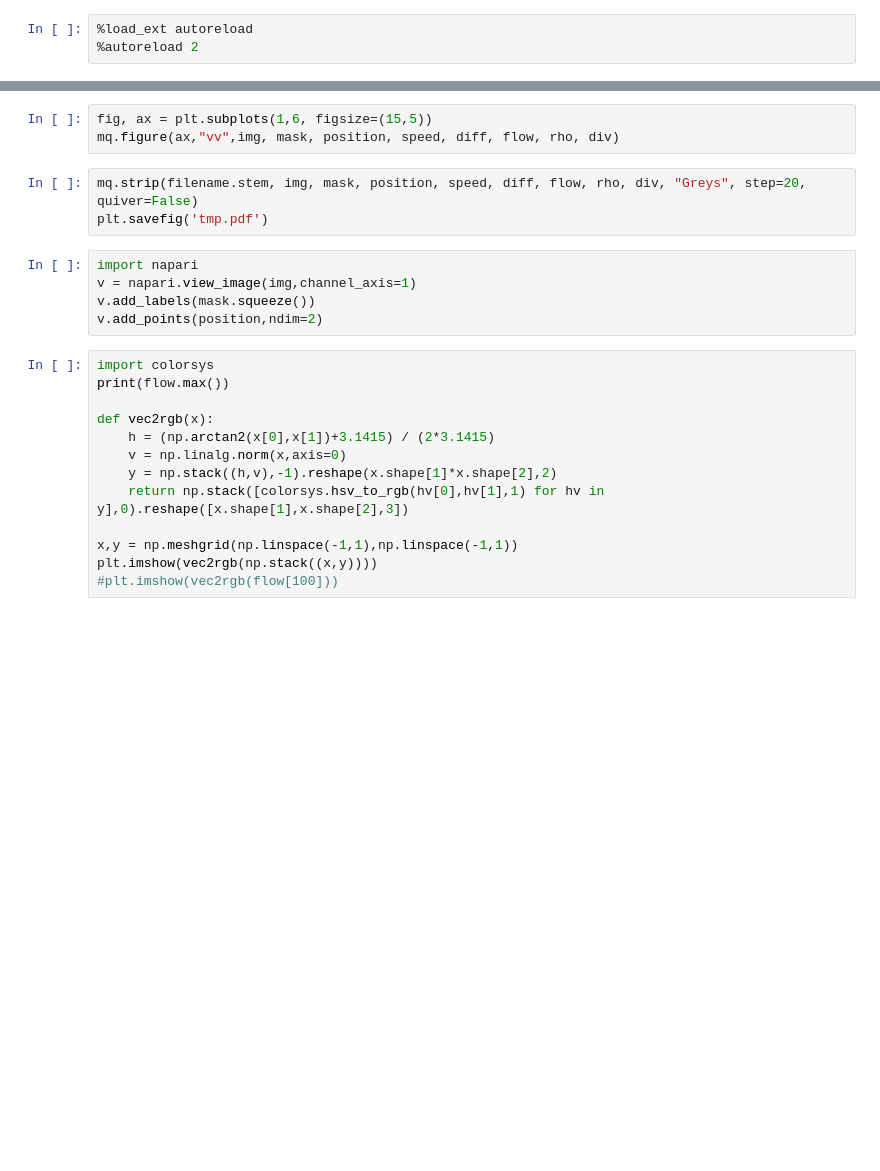
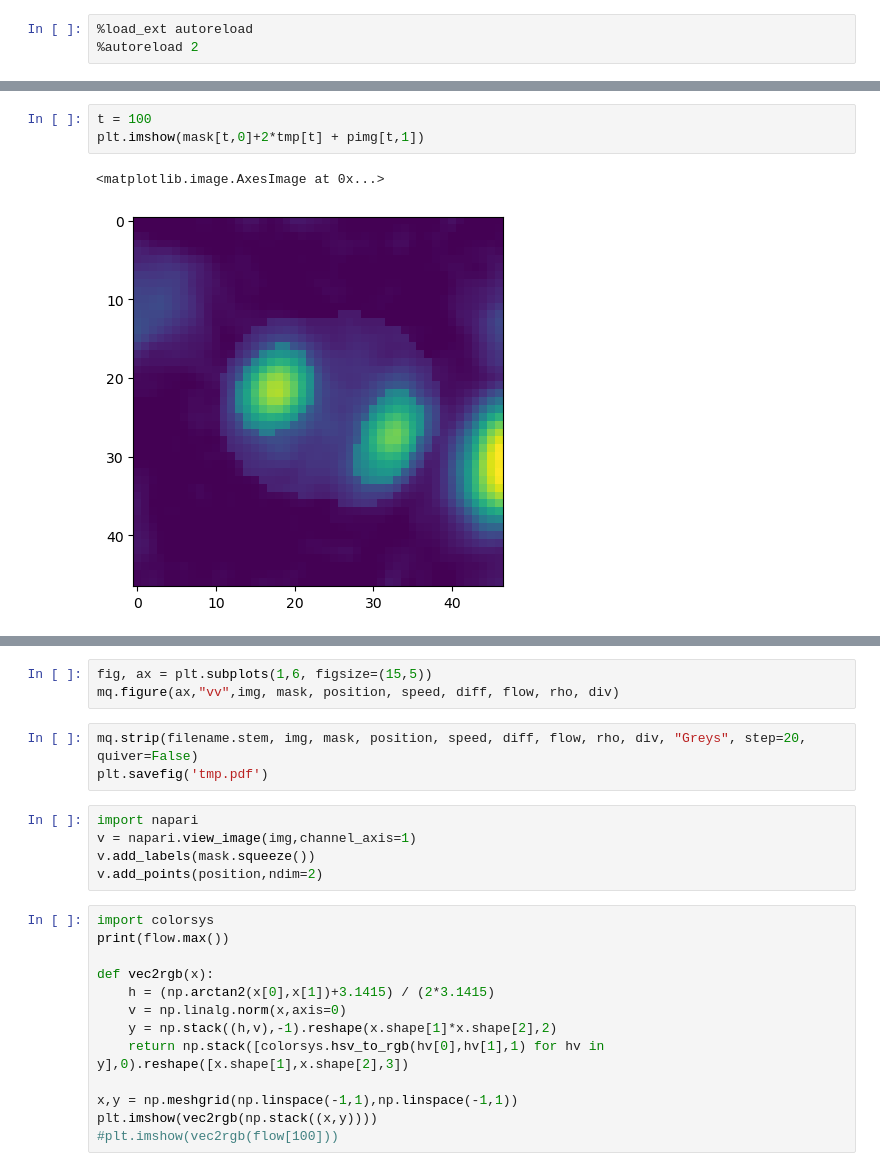
Before and after one commit to jboulanger/dna-movement-sufolobus, a Jupyter notebook: Test.ipynb, the cells around one changed output, grey strips where cells are left out. Saved outputs shown, nothing was run; the diff lists cells and outputs as text; blank space fills up the shorter version.

```diff
--- a/Test.ipynb
+++ b/Test.ipynb
@@ -32,3 +49,9 @@ print(diff.shape, flow.shape, rho.shape, div.shape)
+# %%
+t = 100
+plt.imshow(mask[t,0]+2*tmp[t] + pimg[t,1])
+# %% [output]
+<matplotlib.image.AxesImage at 0x...>
+[figure, added]
 # %%
 import matplotlib.pyplot as plt
 from skimage import measure
```
Also changed, not shown: parts of 5 cells of this notebook, 7 other files.
